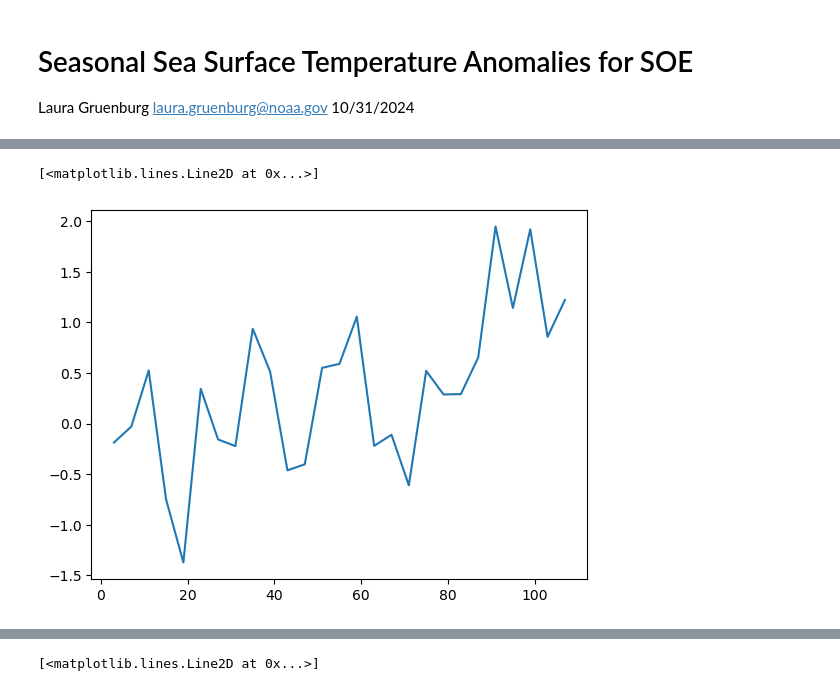
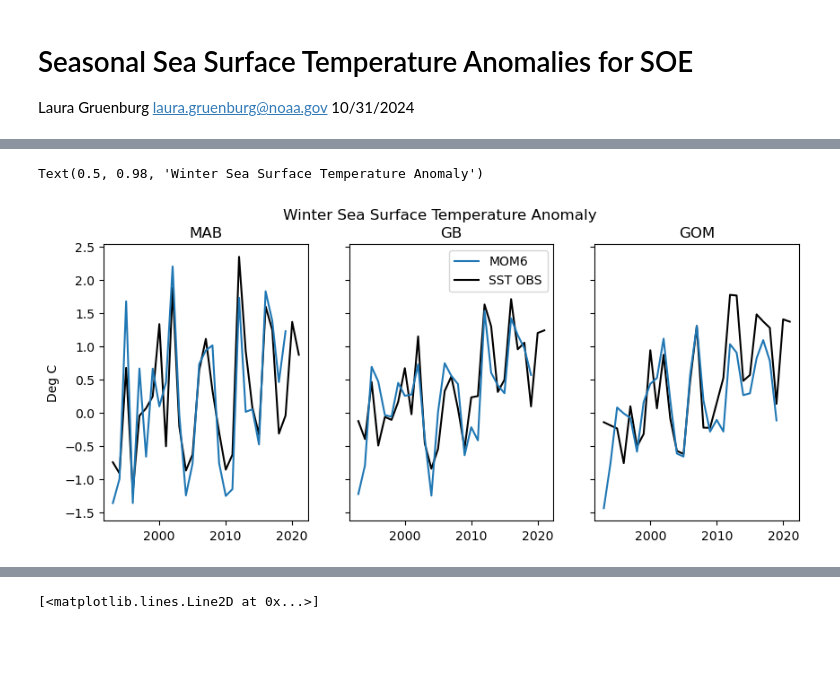
Before and after one commit to LGruenburg/MOM6_Validation, a Jupyter notebook: SOE/Sea_Surface_Temp_SOE.ipynb, the cells around one changed output, grey strips where cells are left out. Cells and saved outputs as stored; diff of their text form; code cells hidden in the pictures; blank space fills up the shorter version.

```diff
--- a/SOE/Sea_Surface_Temp_SOE.ipynb
+++ b/SOE/Sea_Surface_Temp_SOE.ipynb
@@ -63,18 +138,36 @@ gb_tos_anom = gb_tos.groupby('time.month') - gb_tos_clim
 # %%
 df_mab = pn.DataFrame({'Time': pn.to_datetime(mab_tos_anom.time).year,
-                      'Season': mab_tos_anom.month,
+                      'Season': tos_season,
                       'Value': mab_tos_anom.tos,
                       'EPU': 'MAB',
                       'Unit': 'degrees C'})
+
+df_mab_obs = pn.DataFrame({'Time': pn.to_datetime(mab_obs_anom.time).year,
+                      'Season': obs_season,
+                      'Value': mab_obs_anom.sst,
+                      'EPU': 'MAB',
+                      'Unit': 'degrees C'})
 # %%
 df_gom = pn.DataFrame({'Time': pn.to_datetime(gom_tos_anom.time).year,
-                      'Season': gom_tos_anom.month,
+                      'Season': tos_season,
                       'Value': gom_tos_anom.tos,
                       'EPU': 'GOM',
                       'Unit': 'degrees C'})
+
+df_gom_obs = pn.DataFrame({'Time': pn.to_datetime(gom_obs_anom.time).year,
+                      'Season': obs_season,
+                      'Value': gom_obs_anom.sst,
+                      'EPU': 'GOM',
+                      'Unit': 'degrees C'})
 # %%
 df_gb = pn.DataFrame({'Time': pn.to_datetime(gb_tos_anom.time).year,
-                      'Season': gb_tos_anom.month,
+                      'Season': tos_season,
                       'Value': gb_tos_anom.tos,
                       'EPU': 'GB',
                       'Unit': 'degrees C'})
+
+df_gb_obs = pn.DataFrame({'Time': pn.to_datetime(gb_obs_anom.time).year,
+                      'Season': obs_season,
+                      'Value': gb_obs_anom.sst,
+                      'EPU': 'GB',
+                      'Unit': 'degrees C'})
@@ -81,7 +200,23 @@ df_gb = pn.DataFrame({'Time': pn.to_datetime(gb_tos_anom.time).year,
 # %%
 TOS = pn.concat([df_mab,df_gom,df_gb]).reset_index(drop = True)
+TOS_OBS = pn.concat([df_mab_obs,df_gom_obs,df_gb_obs]).reset_index(drop = True)
 # %%
-plt.plot(TOS[(TOS.EPU == 'MAB') & (TOS.Season == 10)].Value)
+fig, ax = plt.subplots(nrows = 1, ncols = 3, figsize = [10,4], sharey = True)
+ax[0].plot(TOS[(TOS.EPU == 'MAB') & (TOS.Season == 'Winter')].Time, TOS[(TOS.EPU == 'MAB') & (TOS.Season == 'Winter')].Value, label = 'MOM6')
+ax[0].plot(TOS_OBS[(TOS_OBS.EPU == 'MAB') & (TOS_OBS.Season == 'Winter')].Time[11:-3], TOS_OBS[(TOS_OBS.EPU == 'MAB') & (TOS_OBS.Season == 'Winter')].Value[11:-3], c = 'k', label = 'GLORYS', zorder = 0)
+ax[0].set_title('MAB')
+
+ax[1].plot(TOS[(TOS.EPU == 'GB') & (TOS.Season == 'Winter')].Time, TOS[(TOS.EPU == 'GB') & (TOS.Season == 'Winter')].Value, label = 'MOM6')
+ax[1].plot(TOS_OBS[(TOS_OBS.EPU == 'GB') & (TOS_OBS.Season == 'Winter')].Time[11:-3], TOS_OBS[(TOS_OBS.EPU == 'GB') & (TOS_OBS.Season == 'Winter')].Value[11:-3], c = 'k', label = 'SST OBS', zorder = 0)
+ax[1].set_title('GB')
+ax[1].legend()
+
+ax[2].plot(TOS[(TOS.EPU == 'GOM') & (TOS.Season == 'Winter')].Time, TOS[(TOS.EPU == 'GOM') & (TOS.Season == 'Winter')].Value)
+ax[2].plot(TOS_OBS[(TOS_OBS.EPU == 'GOM') & (TOS_OBS.Season == 'Winter')].Time[11:-3], TOS_OBS[(TOS_OBS.EPU == 'GOM') & (TOS_OBS.Season == 'Winter')].Value[11:-3], c = 'k', label = 'GLORYS', zorder = 0)
+ax[2].set_title('GOM')
+
+ax[0].set_ylabel('Deg C')
+fig.suptitle('Winter Sea Surface Temperature Anomaly')
 # %% [output]
-[<matplotlib.lines.Line2D at 0x...>]
+Text(0.5, 0.98, 'Winter Sea Surface Temperature Anomaly')
-[figure, old version]
+[figure, new version]
```
Also changed, not shown: parts of 36 cells of this notebook, 39 other files.
